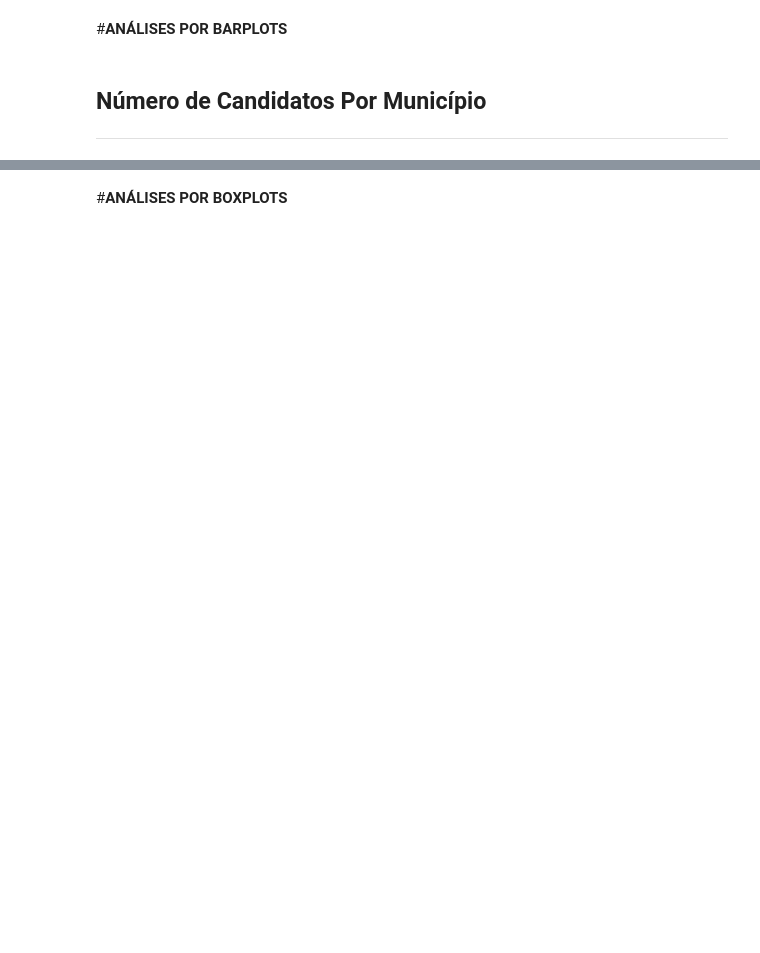
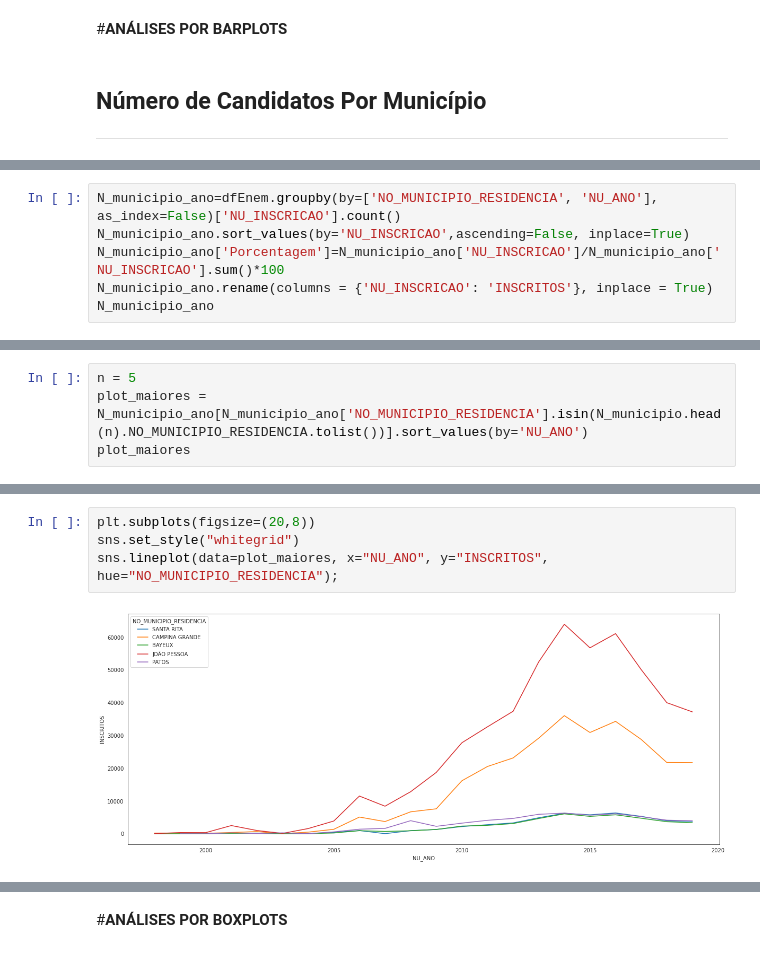
Before and after one commit to mariaeco/ICD_project_Maria, a Jupyter notebook: ProjetoICD_Maria_ExploracaoInicial.ipynb, the cells around one changed output, grey strips where cells are left out. Cells and saved outputs as stored; diff of their text form; blank space fills up the shorter version.

```diff
--- a/ProjetoICD_Maria_ExploracaoInicial.ipynb
+++ b/ProjetoICD_Maria_ExploracaoInicial.ipynb
@@ -88,0 +112,6 @@ plt.ylabel("Log(Número de Inscrições)", fontsize=30);
+# %%
+N_municipio_ano=dfEnem.groupby(by=['NO_MUNICIPIO_RESIDENCIA', 'NU_ANO'], as_index=False)['NU_INSCRICAO'].count()
+N_municipio_ano.sort_values(by='NU_INSCRICAO',ascending=False, inplace=True)
+N_municipio_ano['Porcentagem']=N_municipio_ano['NU_INSCRICAO']/N_municipio_ano['NU_INSCRICAO'].sum()*100
+N_municipio_ano.rename(columns = {'NU_INSCRICAO': 'INSCRITOS'}, inplace = True)
+N_municipio_ano
@@ -88,0 +132,4 @@ plt.ylabel("Log(Número de Inscrições)", fontsize=30);
+# %%
+n = 5
+plot_maiores = N_municipio_ano[N_municipio_ano['NO_MUNICIPIO_RESIDENCIA'].isin(N_municipio.head(n).NO_MUNICIPIO_RESIDENCIA.tolist())].sort_values(by='NU_ANO')
+plot_maiores
@@ -88,0 +150,6 @@ plt.ylabel("Log(Número de Inscrições)", fontsize=30);
+# %%
+plt.subplots(figsize=(20,8))
+sns.set_style("whitegrid")
+sns.lineplot(data=plot_maiores, x="NU_ANO", y="INSCRITOS", hue="NO_MUNICIPIO_RESIDENCIA");
+# %% [output]
+[figure, added]
```
Also changed, not shown: parts of 39 cells of this notebook.
